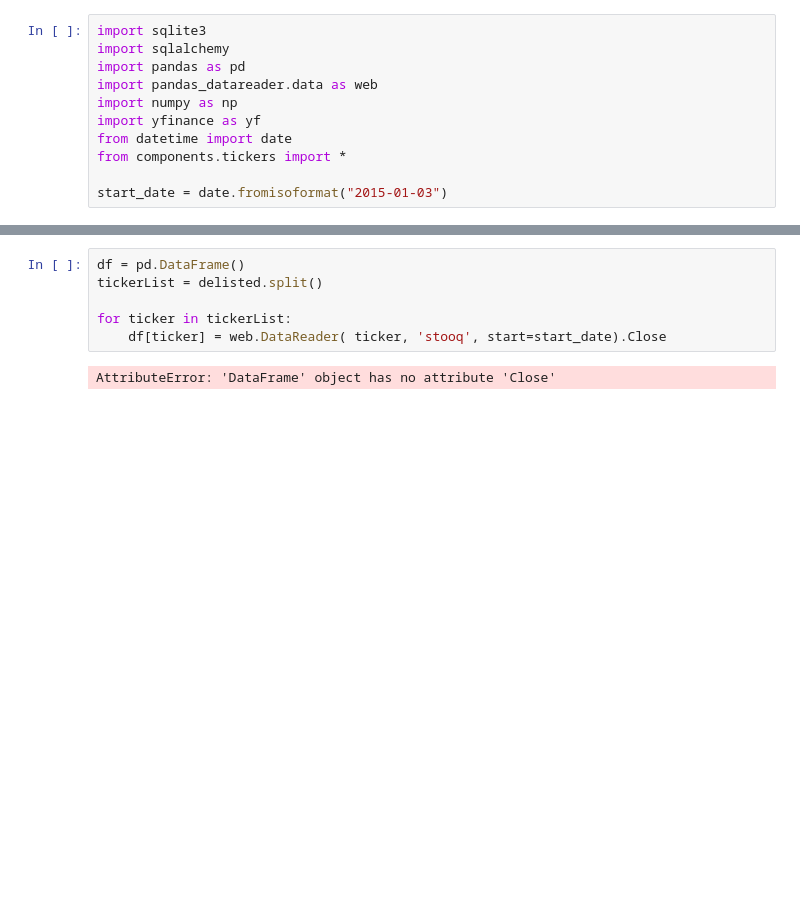
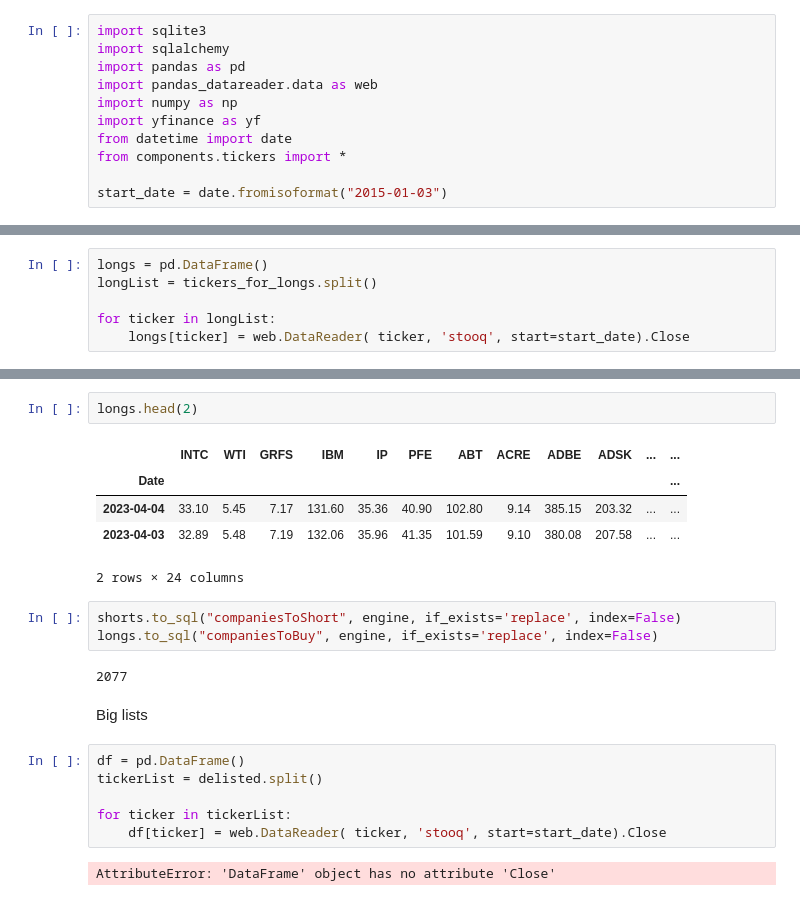
Before and after one commit to paul10116/Stock-Market, a Jupyter notebook: database.ipynb, the cells around one changed output, grey strips where cells are left out. Saved outputs shown, nothing was run; the diff lists cells and outputs as text; blank space fills up the shorter version.

```diff
--- a/database.ipynb
+++ b/database.ipynb
@@ -11,0 +22,6 @@ start_date = date.fromisoformat("2015-01-03")
+# %%
+longs = pd.DataFrame()
+longList = tickers_for_longs.split()
+
+for ticker in longList:
+    longs[ticker] = web.DataReader( ticker, 'stooq', start=start_date).Close
@@ -12,3 +38,18 @@ start_date = date.fromisoformat("2015-01-03")
+# %%
+longs.head(2)
+# %% [output]
+|  | INTC | WTI | GRFS | IBM | IP | PFE | ABT | ACRE | ADBE | ADSK | ... | ... |
+| Date |  |  |  |  |  |  |  |  |  |  |  | ... |
+| 2023-04-04 | 33.10 | 5.45 | 7.17 | 131.60 | 35.36 | 40.90 | 102.80 | 9.14 | 385.15 | 203.32 | ... | ... |
+| 2023-04-03 | 32.89 | 5.48 | 7.19 | 132.06 | 35.96 | 41.35 | 101.59 | 9.10 | 380.08 | 207.58 | ... | ... |
+2 rows × 24 columns
+# %%
+shorts.to_sql("companiesToShort", engine, if_exists='replace', index=False)
+longs.to_sql("companiesToBuy", engine, if_exists='replace', index=False)
+# %% [output]
+2077
+# %% [markdown]
+Big lists
 # %%
 df = pd.DataFrame()
 tickerList = delisted.split()
```
Also changed, not shown: parts of 15 cells of this notebook, 17 other files.
